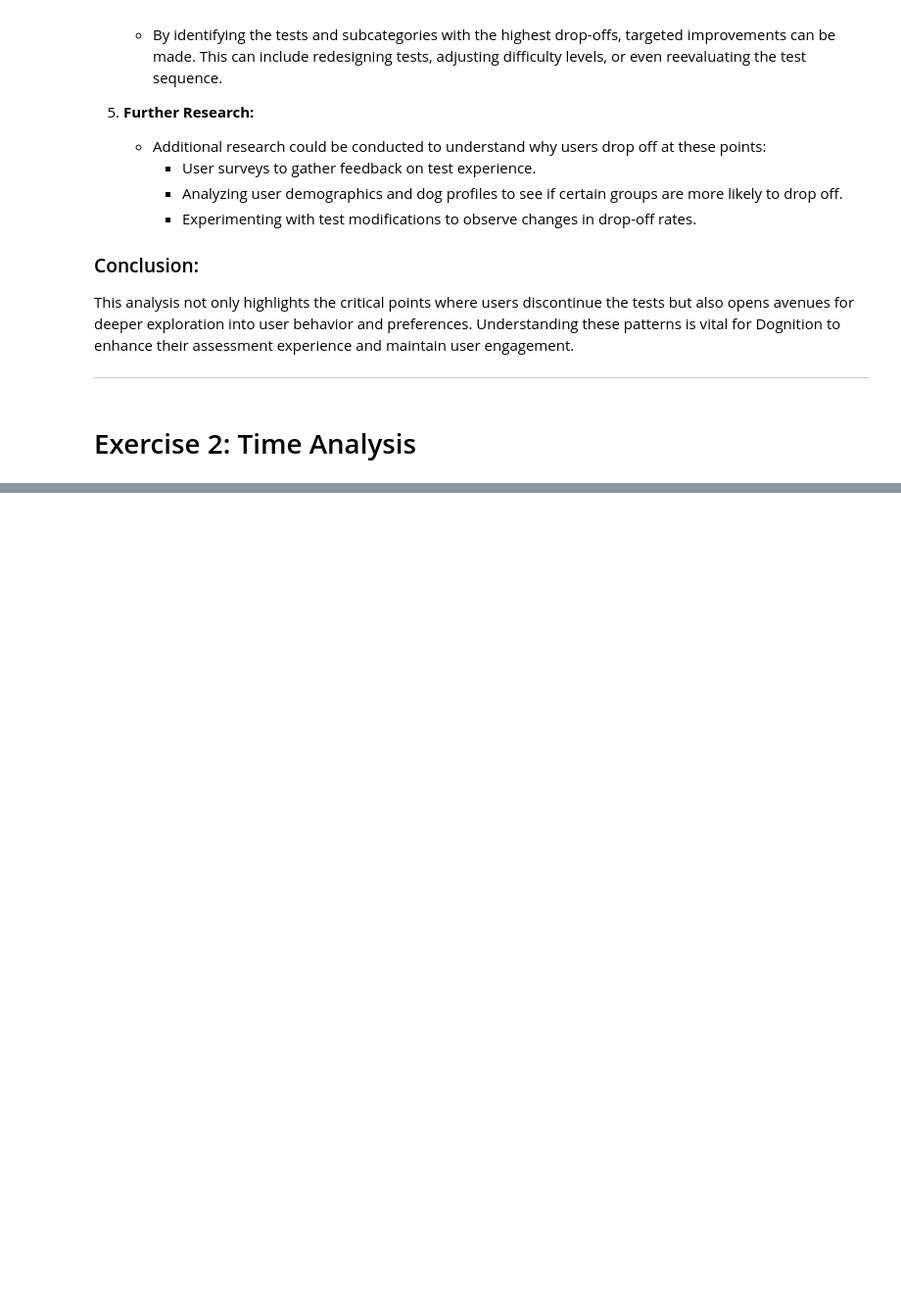
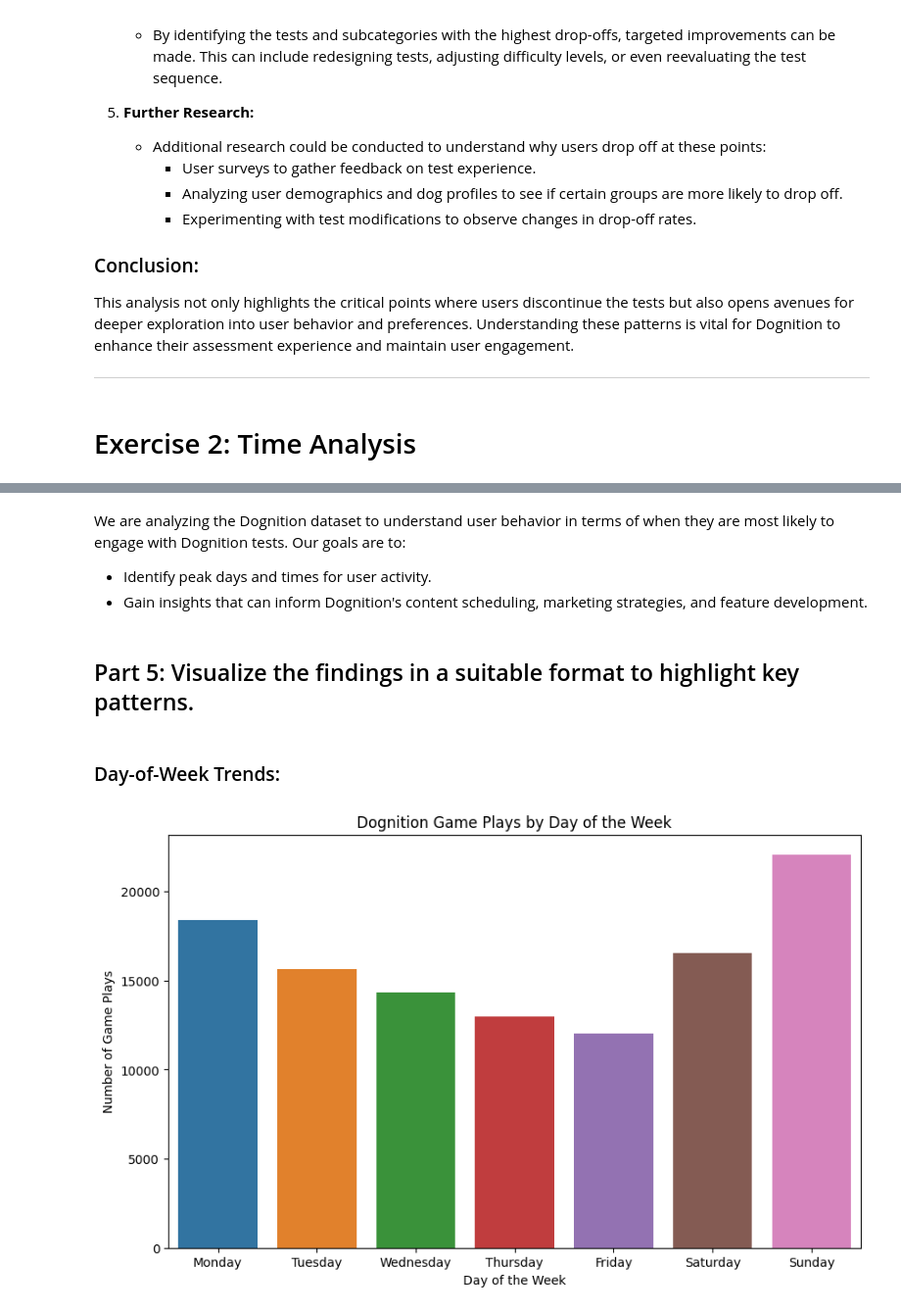
Before and after one commit to peyman886/Data_Visualization, a Jupyter notebook: HW5/Visualization_HW5.ipynb, the cells around one changed output, grey strips where cells are left out. Shown at 98% size. Saved outputs shown, nothing was run; the diff lists cells and outputs as text; code cells hidden in the pictures; blank space fills up the shorter version.

```diff
--- a/HW5/Visualization_HW5.ipynb
+++ b/HW5/Visualization_HW5.ipynb
@@ -459,0 +435,5 @@ Please confirm if these findings align with your expectations, and let me know i
+# %%
+# Load the Time Zone Correction data
+time_zone_correction_path = 'zip_code_correction.xlsx'
+time_zone_correction_data = pd.read_excel(time_zone_correction_path)
+time_zone_correction_data
@@ -459,0 +453,11 @@ Please confirm if these findings align with your expectations, and let me know i
+# %%
+# Ensure 'Zip' is of string type
+dognition_data['Zip'] = dognition_data['Zip'].astype(str)
+# Ensure 'Zip' in the time zone correction data is also a string
+time_zone_correction_data['Zip'] = time_zone_correction_data['Zip'].astype(str)
+
+# Merge the datasets on Zip Code
+merged_data = pd.merge(dognition_data, time_zone_correction_data, on='Zip', how='left')
+
+# Display the first few rows of the merged dataset
+merged_data.head()
@@ -459,0 +476,7 @@ Please confirm if these findings align with your expectations, and let me know i
+# %%
+# Convert 'Diff from UTC' to numeric values (assuming it's in hours)
+merged_data['Diff from UTC'] = pd.to_numeric(merged_data['Diff from UTC'], errors='coerce')
+
+# Adjust 'Created_at' timestamps to local time zones Using 'Diff from UTC' for time zone offset
+merged_data['Created_at_Local'] = merged_data['Created_at'] + pd.to_timedelta(merged_data['Diff from UTC'], unit='h')
+merged_data['Created_at_Local']
@@ -459,0 +500,10 @@ Please confirm if these findings align with your expectations, and let me know i
+# %%
+# Extract day of week and hour from adjusted timestamps
+merged_data['Day_of_Week_Local'] = merged_data['Created_at_Local'].dt.day_name()
+merged_data['Hour_of_Day_Local'] = merged_data['Created_at_Local'].dt.hour
+
+# Analyze frequency of game playing by day of the week in local time
+day_of_week_counts_local = merged_data['Day_of_Week_Local'].value_counts().sort_index()
+
+# Analyze frequency of game playing by hour of the day in local time
+hour_of_day_counts_local = merged_data['Hour_of_Day_Local'].value_counts().sort_index()
@@ -459,0 +564,21 @@ Please confirm if these findings align with your expectations, and let me know i
+# %% [markdown]
+We are analyzing the Dognition dataset to understand user behavior in terms of when they are most likely to engage with Dognition tests. Our goals are to:
+- Identify peak days and times for user activity.
+- Gain insights that can inform Dognition's content scheduling, marketing strategies, and feature development.
+# %% [markdown]
+## Part 5: Visualize the findings in a suitable format to highlight key patterns.
+# %% [markdown]
+### Day-of-Week Trends:
+# %%
+import matplotlib.pyplot as plt
+import seaborn as sns
+
+# Bar plot for day-of-week trends
+plt.figure(figsize=(10, 6))
+sns.countplot(x='Day_of_Week_Local', data=merged_data, order=['Monday', 'Tuesday', 'Wednesday', 'Thursday', 'Friday', 'Saturday', 'Sunday'])
+plt.title('Dognition Game Plays by Day of the Week')
+plt.xlabel('Day of the Week')
+plt.ylabel('Number of Game Plays')
+plt.show()
+# %% [output]
+[figure, added]
```
Also changed, not shown: parts of 87 cells of this notebook.
